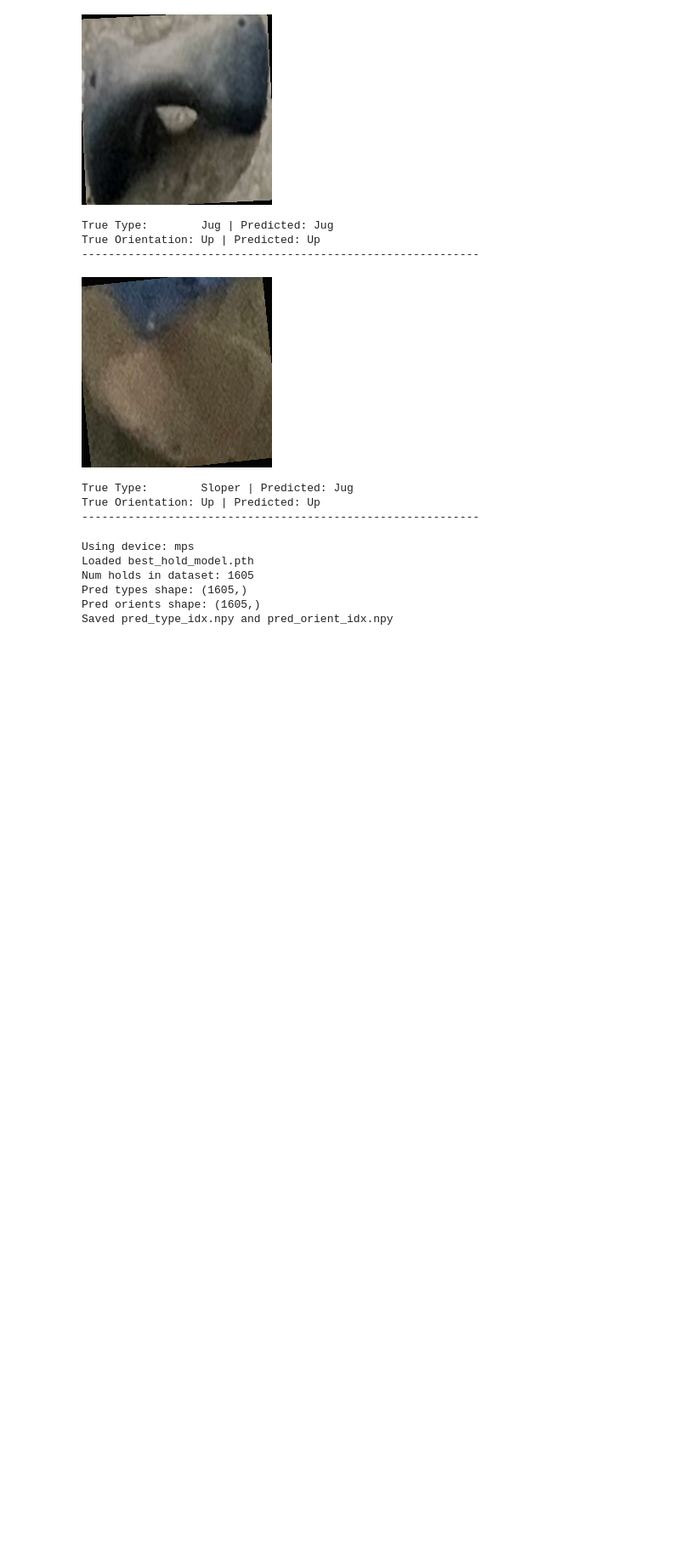
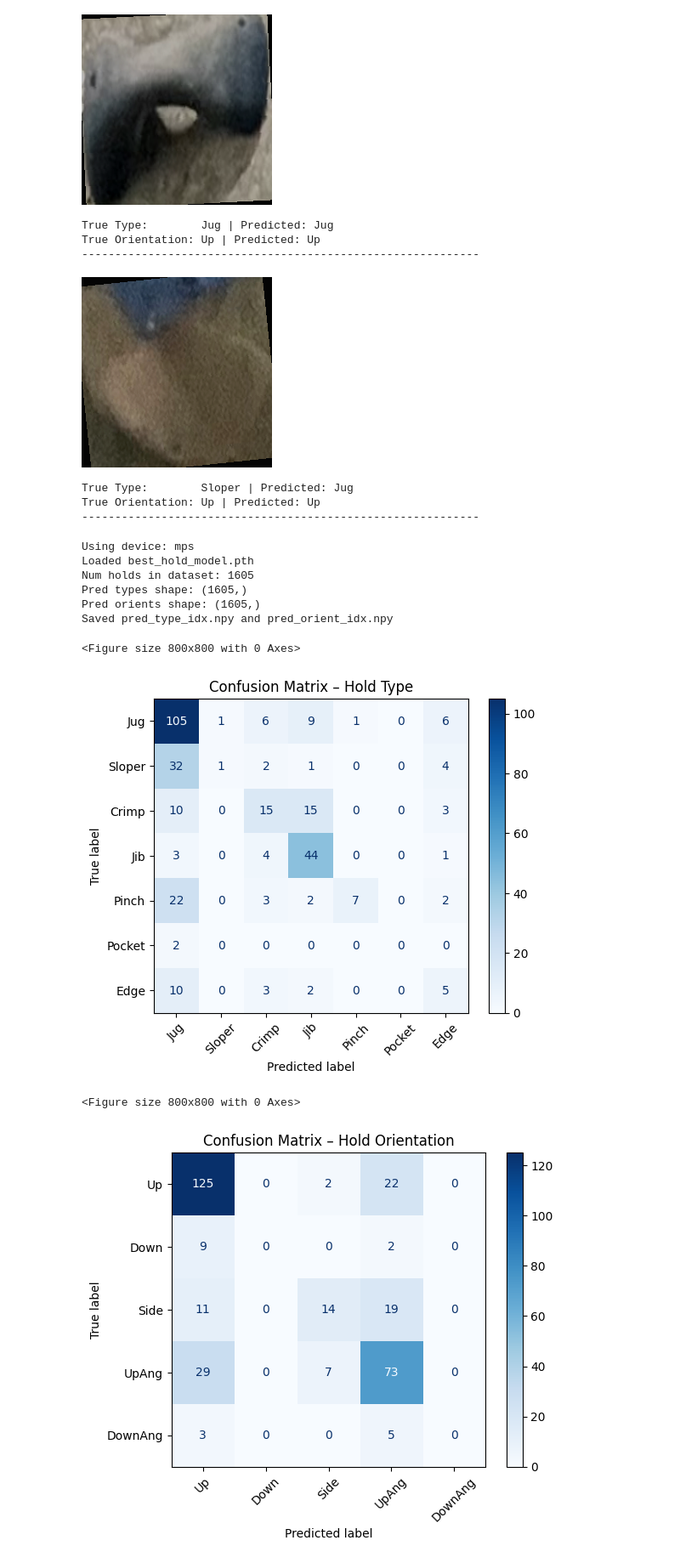
Before and after one commit to katie34634/ml_project_msai, a Jupyter notebook: hold_classification.ipynb, the cells around one changed output. Shown: that part at 85% size. Saved outputs shown, nothing was run; the diff lists cells and outputs as text; code cells hidden in the pictures; blank space fills up the shorter version.

Commit message:
Confusion matrix for hold type

```diff
--- a/hold_classification.ipynb
+++ b/hold_classification.ipynb
@@ -580,3 +580,46 @@ Num holds in dataset: 1605
 Pred types shape: (1605,)
 Pred orients shape: (1605,)
 Saved pred_type_idx.npy and pred_orient_idx.npy
+# %%
+from sklearn.metrics import confusion_matrix, ConfusionMatrixDisplay
+import matplotlib.pyplot as plt
+
+TYPE_NAMES = ['Jug', 'Sloper', 'Crimp', 'Jib', 'Pinch', 'Pocket', 'Edge']
+ORIENT_NAMES = ['Up', 'Down', 'Side', 'UpAng', 'DownAng']
+
+cm_type = confusion_matrix(
+    y_true_type_val,
+    y_pred_type_val,
+    labels=range(len(TYPE_NAMES))
+)
+
+disp_type = ConfusionMatrixDisplay(
+    confusion_matrix=cm_type,
+    display_labels=TYPE_NAMES
+)
+
+plt.figure(figsize=(8, 8))
+disp_type.plot(cmap="Blues", xticks_rotation=45)
+plt.title("Confusion Matrix – Hold Type")
+plt.show()
+
+cm_orient = confusion_matrix(
+    y_true_orient_val,
+    y_pred_orient_val,
+    labels=range(len(ORIENT_NAMES))
+)
+
+disp_orient = ConfusionMatrixDisplay(
+    confusion_matrix=cm_orient,
+    display_labels=ORIENT_NAMES
+)
+
+plt.figure(figsize=(8, 8))
+disp_orient.plot(cmap="Blues", xticks_rotation=45)
+plt.title("Confusion Matrix – Hold Orientation")
+plt.show()
+# %% [output]
+<Figure size 800x800 with 0 Axes>
+[figure, added]
+<Figure size 800x800 with 0 Axes>
+[figure, added]
```
